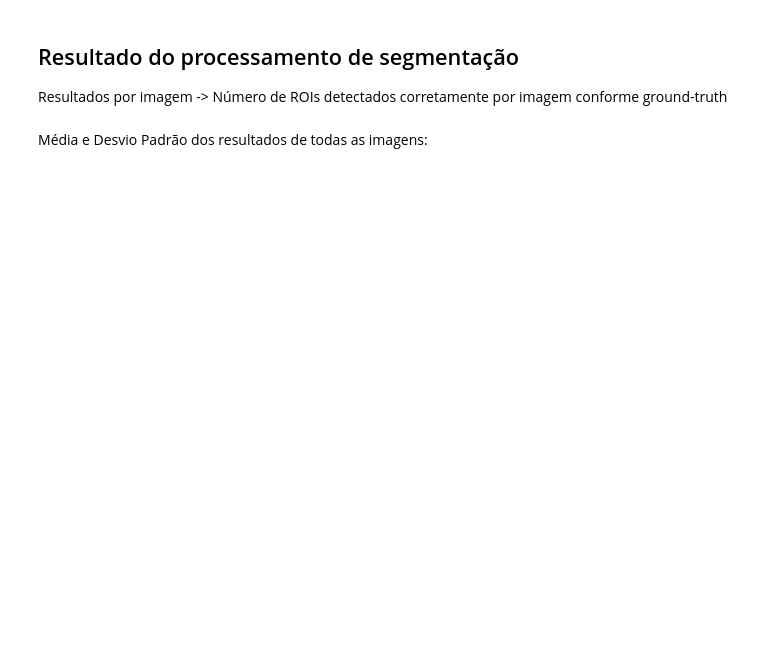
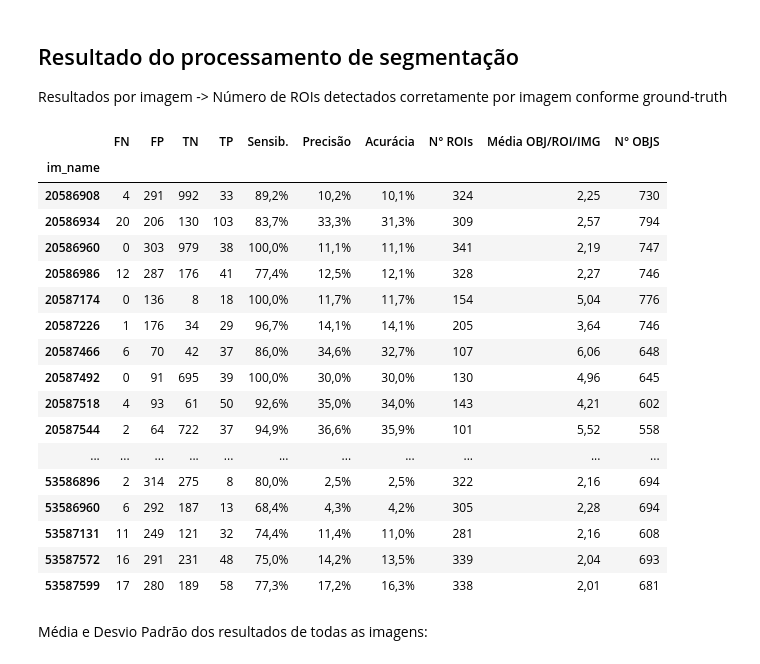
Before and after one commit to brunomgoes/code_dataAnalysis, a Jupyter notebook: data_analysis.ipynb, the cells around one changed output. Drawn from its saved outputs; the diff is of its cells as text; code cells hidden in the pictures; blank space fills up the shorter version.

```diff
--- a/data_analysis.ipynb
+++ b/data_analysis.ipynb
@@ -49,7 +46,12 @@ df_roiFts.head(n=5)
-# %%
-# df_microFts = df_microFts.drop(labels=['Unnamed: 0'], axis=1)
-df_microFts['roi_index'] = pd.to_numeric(df_microFts['roi_index'], downcast='integer')
-df_microFts['im_name'] = pd.to_numeric(df_microFts['im_name'], downcast='integer')
-df_microFts['key'] = df_microFts.apply(lambda row: f'{row["im_name"]}_{row["roi_index"]}', axis=1)
-
-df_microFts.head(n=5)
+# %%
+##### Coluna com o Target (GROUND TRUTH)
+df_roiFts['roi_target'] = df_roiFts['roi_result']
+df_roiFts['roi_target'] = df_roiFts['roi_target'].replace({'false_positive':0, 'true_positive':1, 'true_negative':0, 'false_negative':1})
+
+##### Coluna com o index dos ROIs -> nome da imagem e número do ROI
+df_roiFts['key'] = df_roiFts.apply(lambda row: f'{row["im_name"]}_{row["roi_index"]}', axis=1)
+df_roiFts = df_roiFts.set_index('key', drop=True)
+
+df_roiFts = df_roiFts.drop(['Unnamed: 0', 'roi_index'], axis=1)
+
+df_roiFts.head(n=5)
@@ -55,0 +67,7 @@ df_microFts.head(n=5)
+# %%
+##### Coluna com o index dos ROIs -> nome da imagem e número do ROI
+df_microFts['key'] = df_microFts.apply(lambda row: f'{int(row["im_name"])}_{int(row["roi_index"])}', axis=1)
+
+df_microFts = df_microFts.drop(labels=['Unnamed: 0', 'roi_index', 'bbox_row0', 'bbox_col0', 'bbox_row1', 'bbox_col1'], axis=1)
+
+df_microFts.head(n=5)
@@ -60,18 +86,48 @@ Resultados por imagem -> Número de ROIs detectados corretamente por imagem conf
 # %%
 table_1 = df_roiFts.groupby(by='im_name')['roi_result'].value_counts()
 table_1 = table_1.unstack().fillna(value=0)
-table_1['Sensibilidade'] = table_1['True_positive']/(table_1['True_positive']+table_1['False_negative'])
-table_1['Precisao'] = table_1['True_positive']/(table_1['True_positive']+table_1['False_positive'])
-table_1['Acuracia'] = table_1['True_positive']/(table_1['True_positive']+table_1['False_negative']+table_1['False_positive'])
+table_1['Sensibilidade'] = table_1['true_positive']/(table_1['true_positive']+table_1['false_negative'])
+table_1['Precisao'] = table_1['true_positive']/(table_1['true_positive']+table_1['false_positive'])
+table_1['Acuracia'] = table_1['true_positive']/(table_1['true_positive']+table_1['false_negative']+table_1['false_positive'])
+table_1['N_ROIS'] = table_1['true_positive']+table_1['false_positive'] ##### numero de ROIs por imagem
+
+img_obj_count = df_microFts.groupby('im_name')['key'].count() ##### numero de objetos por imagem
+roi_obj_count = df_microFts.groupby(['key', 'im_name'])['area'].count().rename('n_objs_roi') ##### numero de objetos por ROI
+
+###### Media do numero de objetos por ROI por imagem
+for item in roi_obj_count.index.get_level_values(1).unique():
+    table_1.loc[item, 'OBJS_ROI'] = roi_obj_count.iloc[roi_obj_count.index.get_level_values(1) == item].mean()
+
+table_1 = pd.concat([table_1, img_obj_count], axis=1)
 
 table_1.style \
   .format(precision=0, thousands='.', decimal=',', na_rep=0) \
   .format(formatter='{:.1%}', thousands='.', decimal=',', subset=['Sensibilidade', 'Precisao', 'Acuracia']) \
-  .relabel_index(['FN', 'FP', 'TP', 'Sensib.', 'Precisão', 'Acurácia'], axis=1) \
+  .format(precision=2, thousands='.', decimal=',', subset=['OBJS_ROI']) \
+  .relabel_index(['FN', 'FP', 'TN', 'TP', 'Sensib.', 'Precisão', 'Acurácia', 'N° ROIs', 'Média OBJ/ROI/IMG', 'N° OBJS'], axis=1) \
   .highlight_between(subset=['Sensibilidade', 'Precisao', 'Acuracia'], color='green', left=0.75, right=1) \
   .highlight_between(subset='Sensibilidade', color='red', left=0, right=0.40) \
   .highlight_between(subset=['Precisao', 'Acuracia'], color='red', left=0, right=0.1) \
   .highlight_between(subset=['Precisao', 'Acuracia'], color='green', left=0.20, right=1)
+# %% [output]
+|  | FN | FP | TN | TP | Sensib. | Precisão | Acurácia | N° ROIs | Média OBJ/ROI/IMG | N° OBJS |
+| im_name |  |  |  |  |  |  |  |  |  |  |
+| 20586908 | 4 | 291 | 992 | 33 | 89,2% | 10,2% | 10,1% | 324 | 2,25 | 730 |
+| 20586934 | 20 | 206 | 130 | 103 | 83,7% | 33,3% | 31,3% | 309 | 2,57 | 794 |
+| 20586960 | 0 | 303 | 979 | 38 | 100,0% | 11,1% | 11,1% | 341 | 2,19 | 747 |
+| 20586986 | 12 | 287 | 176 | 41 | 77,4% | 12,5% | 12,1% | 328 | 2,27 | 746 |
+| 20587174 | 0 | 136 | 8 | 18 | 100,0% | 11,7% | 11,7% | 154 | 5,04 | 776 |
+| 20587226 | 1 | 176 | 34 | 29 | 96,7% | 14,1% | 14,1% | 205 | 3,64 | 746 |
+| 20587466 | 6 | 70 | 42 | 37 | 86,0% | 34,6% | 32,7% | 107 | 6,06 | 648 |
+| 20587492 | 0 | 91 | 695 | 39 | 100,0% | 30,0% | 30,0% | 130 | 4,96 | 645 |
+| 20587518 | 4 | 93 | 61 | 50 | 92,6% | 35,0% | 34,0% | 143 | 4,21 | 602 |
+| 20587544 | 2 | 64 | 722 | 37 | 94,9% | 36,6% | 35,9% | 101 | 5,52 | 558 |
+| ... | ... | ... | ... | ... | ... | ... | ... | ... | ... | ... |
+| 53586896 | 2 | 314 | 275 | 8 | 80,0% | 2,5% | 2,5% | 322 | 2,16 | 694 |
+| 53586960 | 6 | 292 | 187 | 13 | 68,4% | 4,3% | 4,2% | 305 | 2,28 | 694 |
+| 53587131 | 11 | 249 | 121 | 32 | 74,4% | 11,4% | 11,0% | 281 | 2,16 | 608 |
+| 53587572 | 16 | 291 | 231 | 48 | 75,0% | 14,2% | 13,5% | 339 | 2,04 | 693 |
+| 53587599 | 17 | 280 | 189 | 58 | 77,3% | 17,2% | 16,3% | 338 | 2,01 | 681 |
 # %% [markdown]
 Média e Desvio Padrão dos resultados de todas as imagens:
 # %%
```
Also changed, not shown: parts of 83 cells of this notebook.
